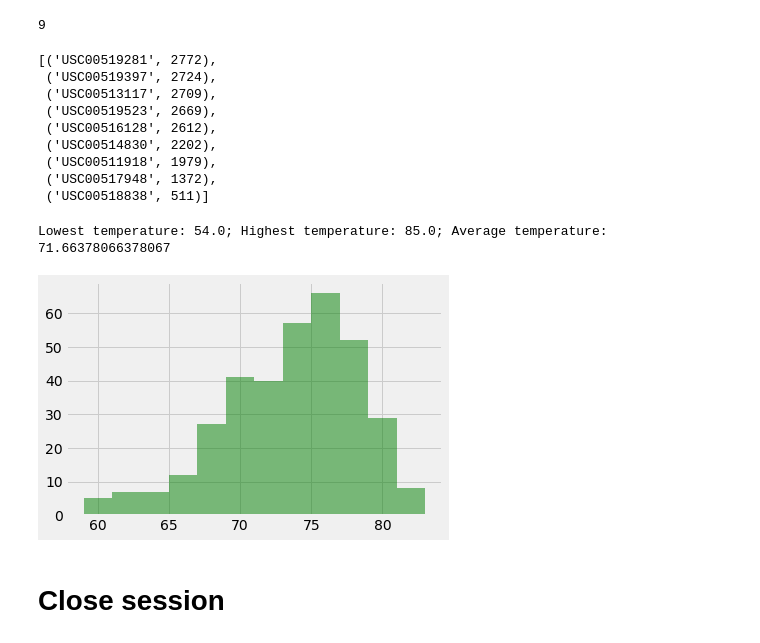
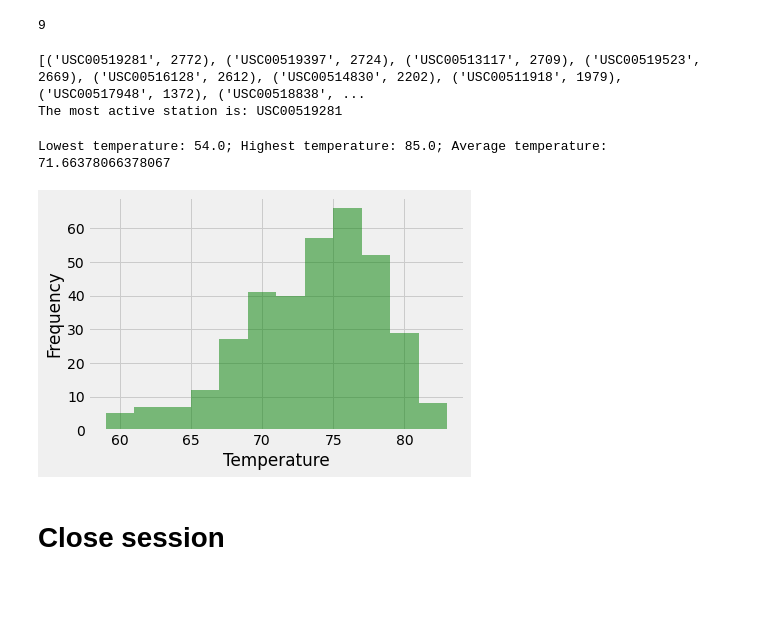
Before and after one commit to andrewbankston/sqlalchemy-challenge, a Jupyter notebook: climate_starter.ipynb, the cells around one changed output. Saved outputs shown, nothing was run; the diff lists cells and outputs as text; code cells hidden in the pictures; blank space fills up the shorter version.

```diff
--- a/climate_starter.ipynb
+++ b/climate_starter.ipynb
@@ -120,17 +120,11 @@ station_count
 # Design a query to find the most active stations (i.e. what stations have the most rows?)
 # List the stations and the counts in descending order.
 station_measures = session.query(Measurement.station, func.count(Measurement.id)).group_by(Measurement.station).order_by(func.count(Measurement.id).desc()).all()
-station_measures
+print(station_measures)
+print(f"The most active station is: {station_measures[0][0]}")
 # %% [output]
-[('USC00519281', 2772),
- ('USC00519397', 2724),
- ('USC00513117', 2709),
- ('USC00519523', 2669),
- ('USC00516128', 2612),
- ('USC00514830', 2202),
- ('USC00511918', 1979),
- ('USC00517948', 1372),
- ('USC00518838', 511)]
+[('USC00519281', 2772), ('USC00519397', 2724), ('USC00513117', 2709), ('USC00519523', 2669), ('USC00516128', 2612), ('USC00514830', 2202), ('USC00511918', 1979), ('USC00517948', 1372), ('USC00518838', ...
+The most active station is: USC00519281
 # %%
 # Using the most active station id from the previous query, calculate the lowest, highest, and average temperature.
 lowest_temp = session.query(func.min(Measurement.tobs)).filter(Measurement.station=='USC00519281').all()
@@ -142,14 +136,15 @@ Lowest temperature: 54.0; Highest temperature: 85.0; Average temperature: 71.663
 # %%
 # Using the most active station id
 # Query the last 12 months of temperature observation data for this station and plot the results as a histogram
 temps = session.query(Measurement.tobs).filter(Measurement.date > year_ago).filter(Measurement.station=='USC00519281').all()
 #n, bins, patches = plt.hist(temps, 12, facecolor='green', alpha=0.5)
 temp_df = pd.DataFrame(temps)
 n, bins, patches = plt.hist(temp_df, 12, facecolor='green', alpha=0.5)
-plt.xlabel("Frequency")
-plt
+plt.xlabel("Temperature")
+plt.ylabel("Frequency")
+plt.show()
 # %% [output]
-[figure, old version]
+[figure, new version]
 # %% [markdown]
 # Close session
 # %%
```
Also changed, not shown: 1 other file.
